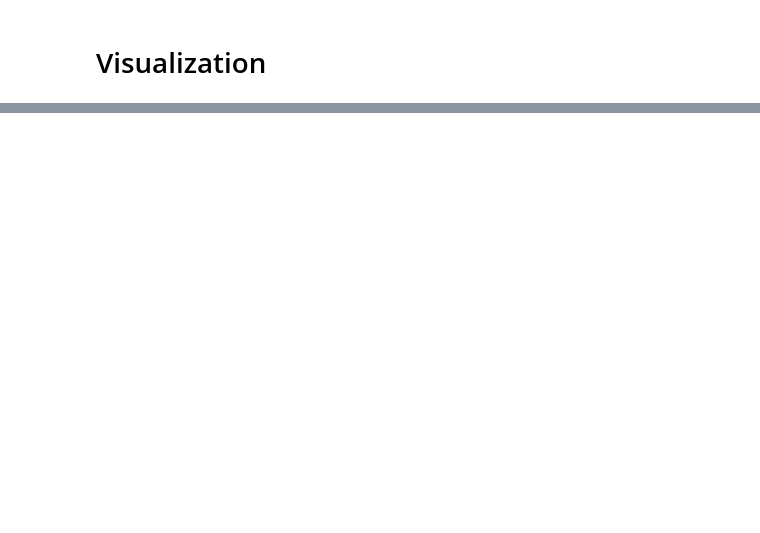
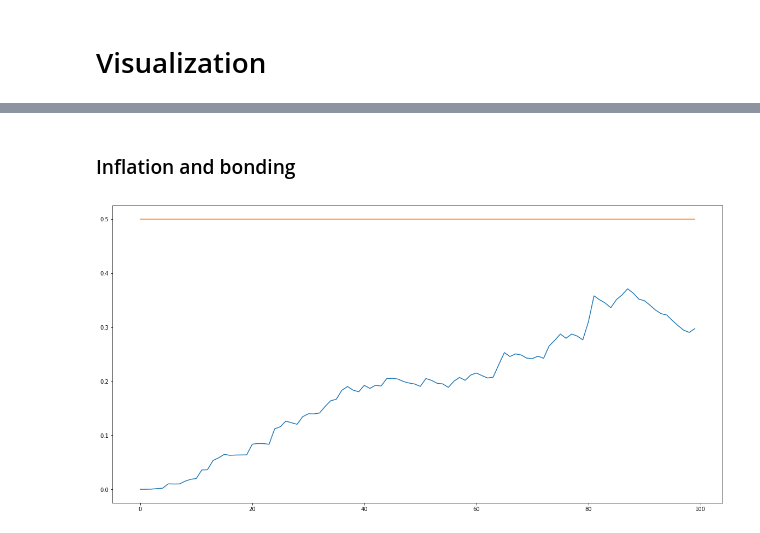
Before and after one commit to belya/cyber, a Jupyter notebook: model/base.ipynb, the cells around one changed output, grey strips where cells are left out. Saved outputs shown, nothing was run; the diff lists cells and outputs as text; code cells hidden in the pictures; blank space fills up the shorter version.

```diff
--- a/model/base.ipynb
+++ b/model/base.ipynb
@@ -546,0 +815,13 @@ for i in tqdm_notebook(range(100)):
+# %% [markdown]
+### Inflation and bonding
+# %%
+plt.figure(figsize=(20, 10))
+x = range(len(all_stats))
+bonding_rate_y = [stat["total_bonding"] / stat["total_balance"] for stat in all_stats]
+inflation_y = [stat["inflation"] for stat in all_stats]
+
+plt.plot(x, bonding_rate_y)
+plt.plot(x, inflation_y)
+plt.show()
+# %% [output]
+[figure, added]
```
Also changed, not shown: parts of 48 cells of this notebook, 2 other files.
